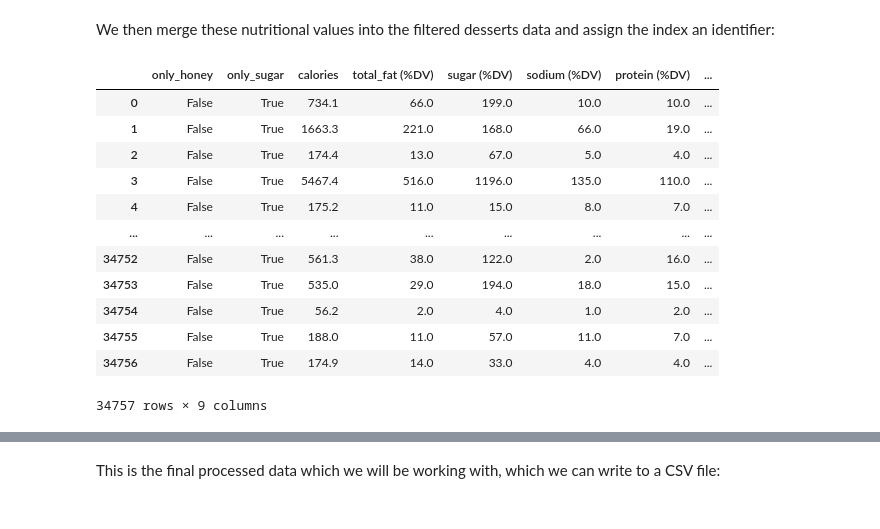
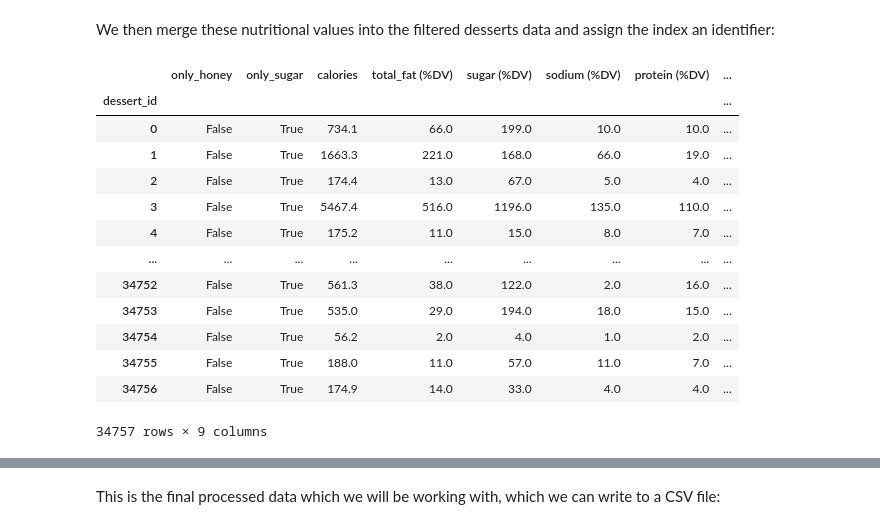
Before and after one commit to COGS108/Group047_WI26, a Jupyter notebook: 01-DataCheckpoint.ipynb, the cells around one changed output, grey strips where cells are left out. Drawn from its saved outputs; the diff is of its cells as text; code cells hidden in the pictures.

```diff
--- a/01-DataCheckpoint.ipynb
+++ b/01-DataCheckpoint.ipynb
@@ -335,6 +327,7 @@ Now, we bifurcate the nutrition values into a separate table based on the metada
 col_names = ["calories", "total_fat (%DV)", "sugar (%DV)", "sodium (%DV)", "protein (%DV)", "sat_fat (%DV)", "carbs (%DV)"]
 nutrition_df = pd.DataFrame(processed_df["nutrition"].tolist())
 nutrition_df.columns = col_names
+nutrition_df = nutrition_df.apply(pd.to_numeric).astype(float)
 nutrition_df
 # %% [output]
 |  | calories | total_fat (%DV) | sugar (%DV) | sodium (%DV) | protein (%DV) | sat_fat (%DV) | carbs (%DV) |
@@ -354,10 +347,11 @@ nutrition_df
 We then merge these nutritional values into the filtered desserts data and assign the index an identifier:
 # %%
 processed_df = processed_df.merge(nutrition_df, left_on=processed_df.index, right_on=nutrition_df.index, how='outer').drop(columns=["key_0", "nutrition"])
-processed_df.index = 'dessert_id'
+processed_df.index.name = 'dessert_id'
 processed_df
 # %% [output]
 |  | only_honey | only_sugar | calories | total_fat (%DV) | sugar (%DV) | sodium (%DV) | protein (%DV) | ... |
+| dessert_id |  |  |  |  |  |  |  | ... |
 | 0 | False | True | 734.1 | 66.0 | 199.0 | 10.0 | 10.0 | ... |
 | 1 | False | True | 1663.3 | 221.0 | 168.0 | 66.0 | 19.0 | ... |
 | 2 | False | True | 174.4 | 13.0 | 67.0 | 5.0 | 4.0 | ... |
```
Also changed, not shown: parts of 15 cells of this notebook, 1 other file.
